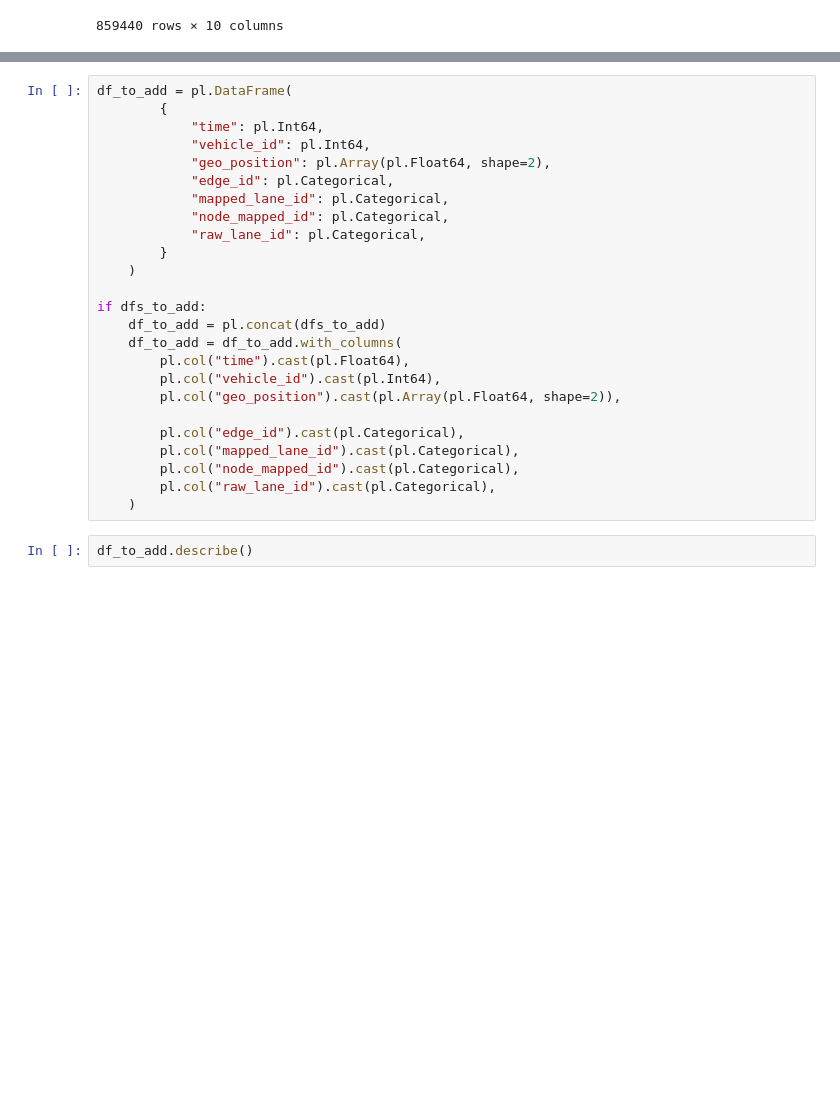
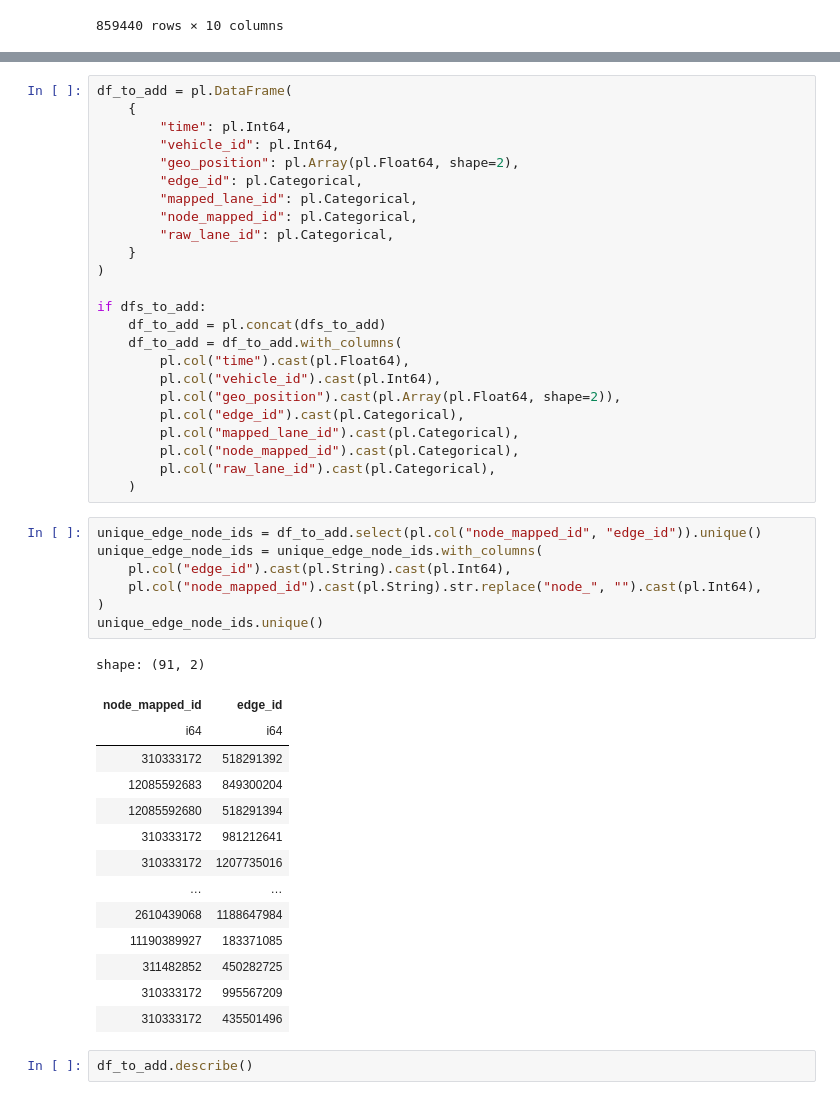
Before and after one commit to JoseEdSouza/map-matching, a Jupyter notebook: resolve_unmapped_nodes.ipynb, the cells around one changed output, grey strips where cells are left out. Saved outputs shown, nothing was run; the diff lists cells and outputs as text; blank space fills up the shorter version.

```diff
--- a/resolve_unmapped_nodes.ipynb
+++ b/resolve_unmapped_nodes.ipynb
@@ -229,16 +365,16 @@ Skipping row with missing edge_id: :263785875_5_0
 Skipping row with missing edge_id: :263785875_5_0
 # %%
 df_to_add = pl.DataFrame(
-        {
-            "time": pl.Int64,
-            "vehicle_id": pl.Int64,
-            "geo_position": pl.Array(pl.Float64, shape=2),
-            "edge_id": pl.Categorical,
-            "mapped_lane_id": pl.Categorical,
-            "node_mapped_id": pl.Categorical,
-            "raw_lane_id": pl.Categorical,
-        }
-    )
+    {
+        "time": pl.Int64,
+        "vehicle_id": pl.Int64,
+        "geo_position": pl.Array(pl.Float64, shape=2),
+        "edge_id": pl.Categorical,
+        "mapped_lane_id": pl.Categorical,
+        "node_mapped_id": pl.Categorical,
+        "raw_lane_id": pl.Categorical,
+    }
+)
 
 if dfs_to_add:
     df_to_add = pl.concat(dfs_to_add)
@@ -246,12 +382,33 @@ if dfs_to_add:
         pl.col("time").cast(pl.Float64),
         pl.col("vehicle_id").cast(pl.Int64),
         pl.col("geo_position").cast(pl.Array(pl.Float64, shape=2)),
-
         pl.col("edge_id").cast(pl.Categorical),
         pl.col("mapped_lane_id").cast(pl.Categorical),
         pl.col("node_mapped_id").cast(pl.Categorical),
         pl.col("raw_lane_id").cast(pl.Categorical),
     )
+# %%
+unique_edge_node_ids = df_to_add.select(pl.col("node_mapped_id", "edge_id")).unique()
+unique_edge_node_ids = unique_edge_node_ids.with_columns(
+    pl.col("edge_id").cast(pl.String).cast(pl.Int64),
+    pl.col("node_mapped_id").cast(pl.String).str.replace("node_", "").cast(pl.Int64),
+)
+unique_edge_node_ids.unique()
+# %% [output]
+shape: (91, 2)
+| node_mapped_id | edge_id |
+| i64 | i64 |
+| 310333172 | 518291392 |
+| 12085592683 | 849300204 |
+| 12085592680 | 518291394 |
+| 310333172 | 981212641 |
+| 310333172 | 1207735016 |
+| … | … |
+| 2610439068 | 1188647984 |
+| 11190389927 | 183371085 |
+| 311482852 | 450282725 |
+| 310333172 | 995567209 |
+| 310333172 | 435501496 |
 # %%
 df_to_add.describe()
 # %% [output]
```
Also changed, not shown: parts of 16 cells of this notebook.
